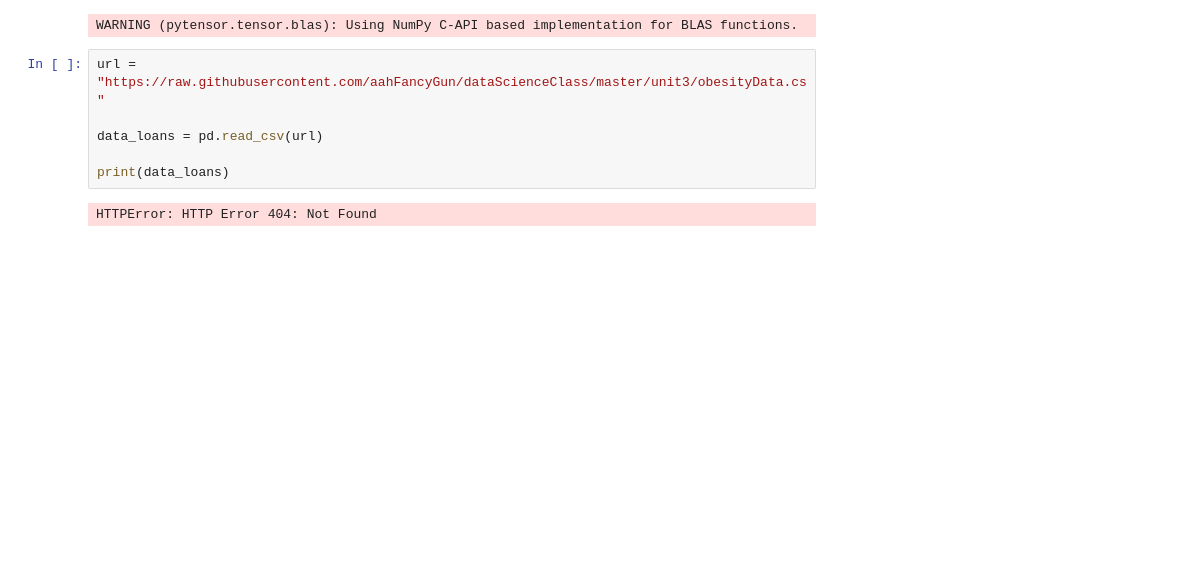
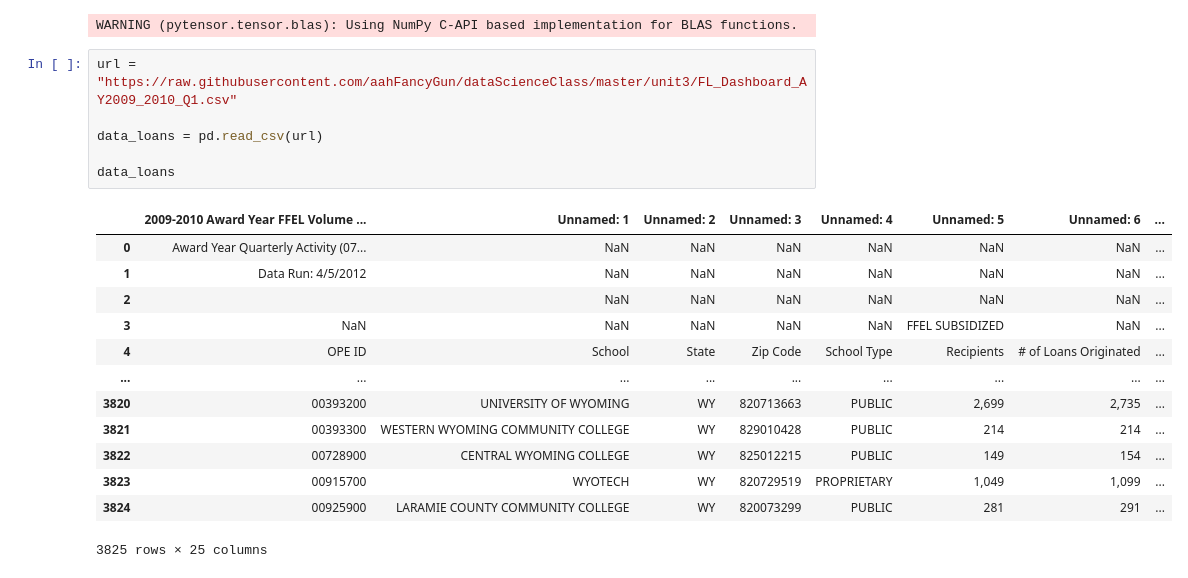
Before and after one commit to aahFancyGun/dataScienceClass, a Jupyter notebook: unit3/YangChauU3Proj.ipynb.ipynb, the cells around one changed output. Drawn from its saved outputs; the diff is of its cells as text; blank space fills up the shorter version.

```diff
--- a/unit3/YangChauU3Proj.ipynb.ipynb
+++ b/unit3/YangChauU3Proj.ipynb.ipynb
@@ -28,10 +28,22 @@ import pymc as pm
 # %% [output]
 WARNING (pytensor.tensor.blas): Using NumPy C-API based implementation for BLAS functions.
 # %%
-url = "https://raw.githubusercontent.com/aahFancyGun/dataScienceClass/master/unit3/obesityData.cs"
+url = "https://raw.githubusercontent.com/aahFancyGun/dataScienceClass/master/unit3/FL_Dashboard_AY2009_2010_Q1.csv"
 
 data_loans = pd.read_csv(url)
 
-print(data_loans)
+data_loans
 # %% [output]
+|  | 2009-2010 Award Year FFEL Volume ... | Unnamed: 1 | Unnamed: 2 | Unnamed: 3 | Unnamed: 4 | Unnamed: 5 | Unnamed: 6 | ... |
+| 0 | Award Year Quarterly Activity (07... | NaN | NaN | NaN | NaN | NaN | NaN | ... |
+| 1 | Data Run: 4/5/2012 | NaN | NaN | NaN | NaN | NaN | NaN | ... |
+| 2 |  | NaN | NaN | NaN | NaN | NaN | NaN | ... |
+| 3 | NaN | NaN | NaN | NaN | NaN | FFEL SUBSIDIZED | NaN | ... |
+| 4 | OPE ID | School | State | Zip Code | School Type | Recipients | # of Loans Originated | ... |
+| ... | ... | ... | ... | ... | ... | ... | ... | ... |
+| 3820 | 00393200 | UNIVERSITY OF WYOMING | WY | 820713663 | PUBLIC | 2,699 | 2,735 | ... |
+| 3821 | 00393300 | WESTERN WYOMING COMMUNITY COLLEGE | WY | 829010428 | PUBLIC | 214 | 214 | ... |
+| 3822 | 00728900 | CENTRAL WYOMING COLLEGE | WY | 825012215 | PUBLIC | 149 | 154 | ... |
+| 3823 | 00915700 | WYOTECH | WY | 820729519 | PROPRIETARY | 1,049 | 1,099 | ... |
+| 3824 | 00925900 | LARAMIE COUNTY COMMUNITY COLLEGE | WY | 820073299 | PUBLIC | 281 | 291 | ... |
-HTTPError: HTTP Error 404: Not Found
+3825 rows × 25 columns
```
Also changed, not shown: parts of 2 cells of this notebook, 1 other file.
